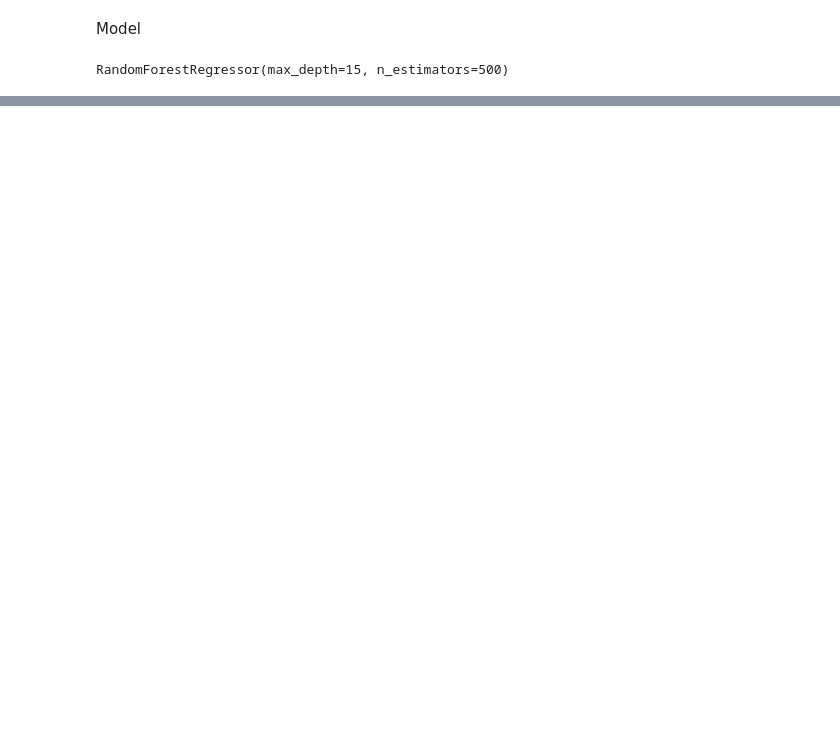
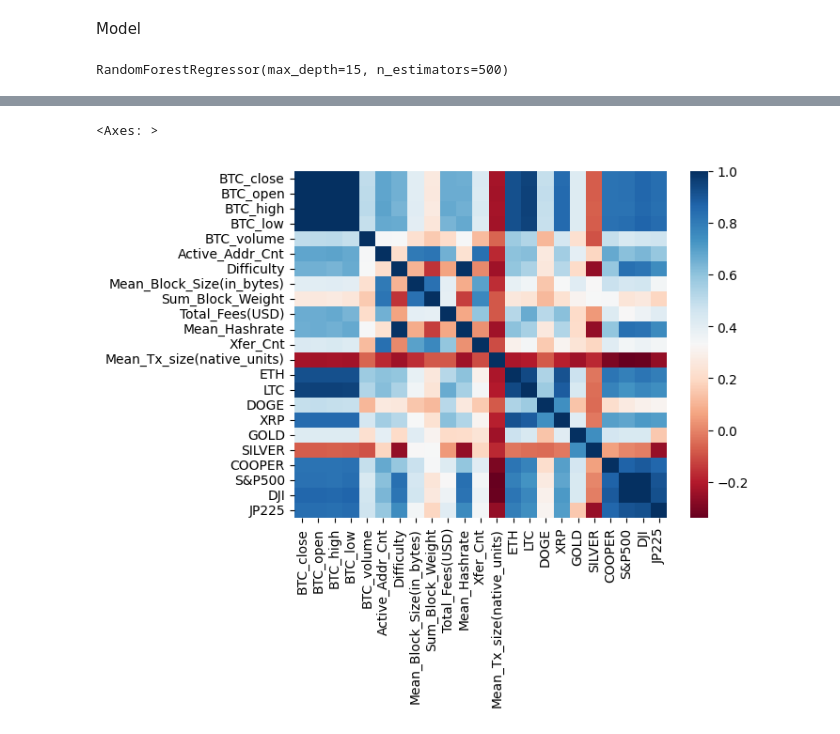
Before and after one commit to lavibula/BitcoinPrediction, a Jupyter notebook: Members/Mlinh/random_forest_period1_ETH.ipynb, the cells around one changed output, grey strips where cells are left out. Cells and saved outputs as stored; diff of their text form; code cells hidden in the pictures; blank space fills up the shorter version.

```diff
--- a/Members/Mlinh/random_forest_period1_ETH.ipynb
+++ b/Members/Mlinh/random_forest_period1_ETH.ipynb
@@ -207,0 +174,13 @@ sns.heatmap(total_without_date.corr(), cmap="YlGnBu")
+# %%
+import seaborn as sns
+#sns.heatmap(total_without_date.corr(), cmap="viridis")
+#sns.heatmap(total_without_date.corr(), cmap="plasma")
+#sns.heatmap(total_without_date.corr(), cmap="inferno")
+#sns.heatmap(total_without_date.corr(), cmap="magma")
+#sns.heatmap(total_without_date.corr(), cmap="cividis")
+sns.heatmap(total_without_date.corr(), cmap="RdBu")
+#sns.heatmap(total_without_date.corr(), cmap="YlGnBu")
+#sns.heatmap(total_without_date.corr(), cmap="YlOrBr")
+# %% [output]
+<Axes: >
+[figure, added]
```
Also changed, not shown: parts of 15 cells of this notebook.
